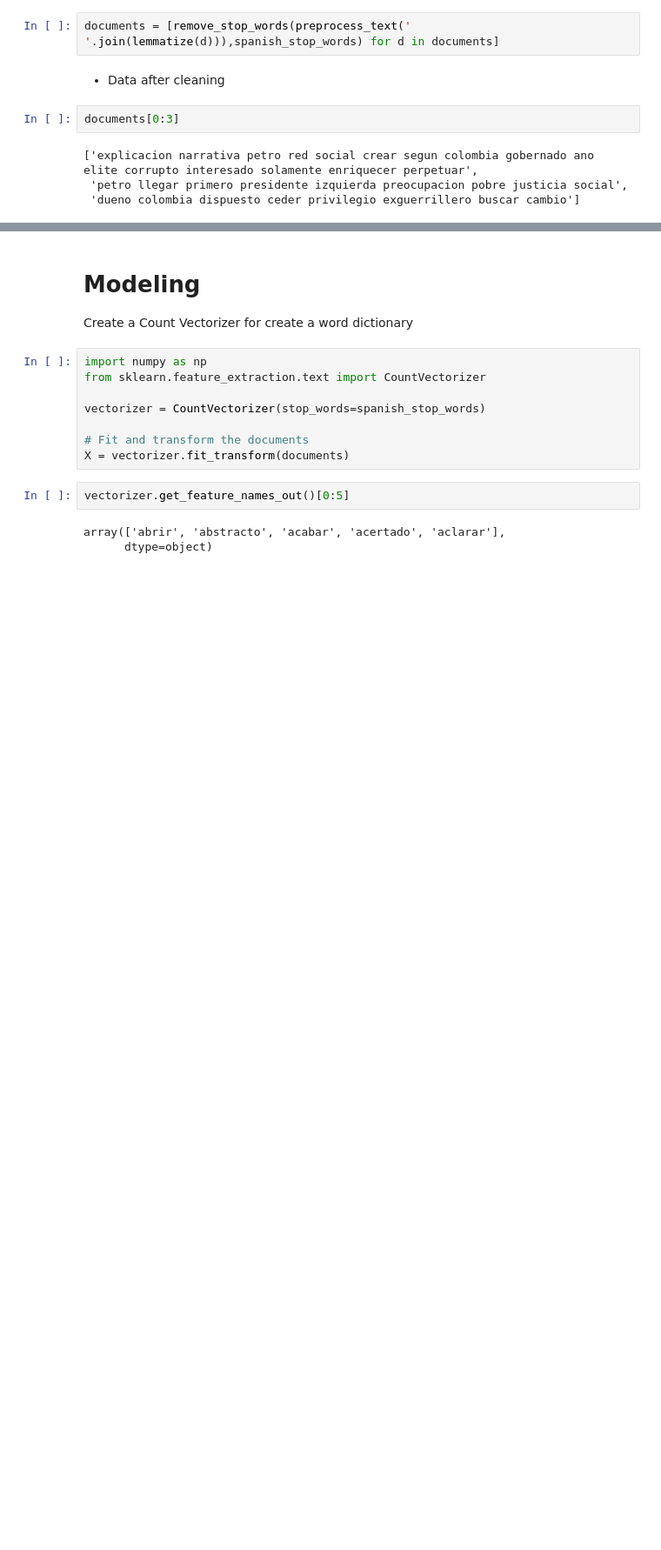
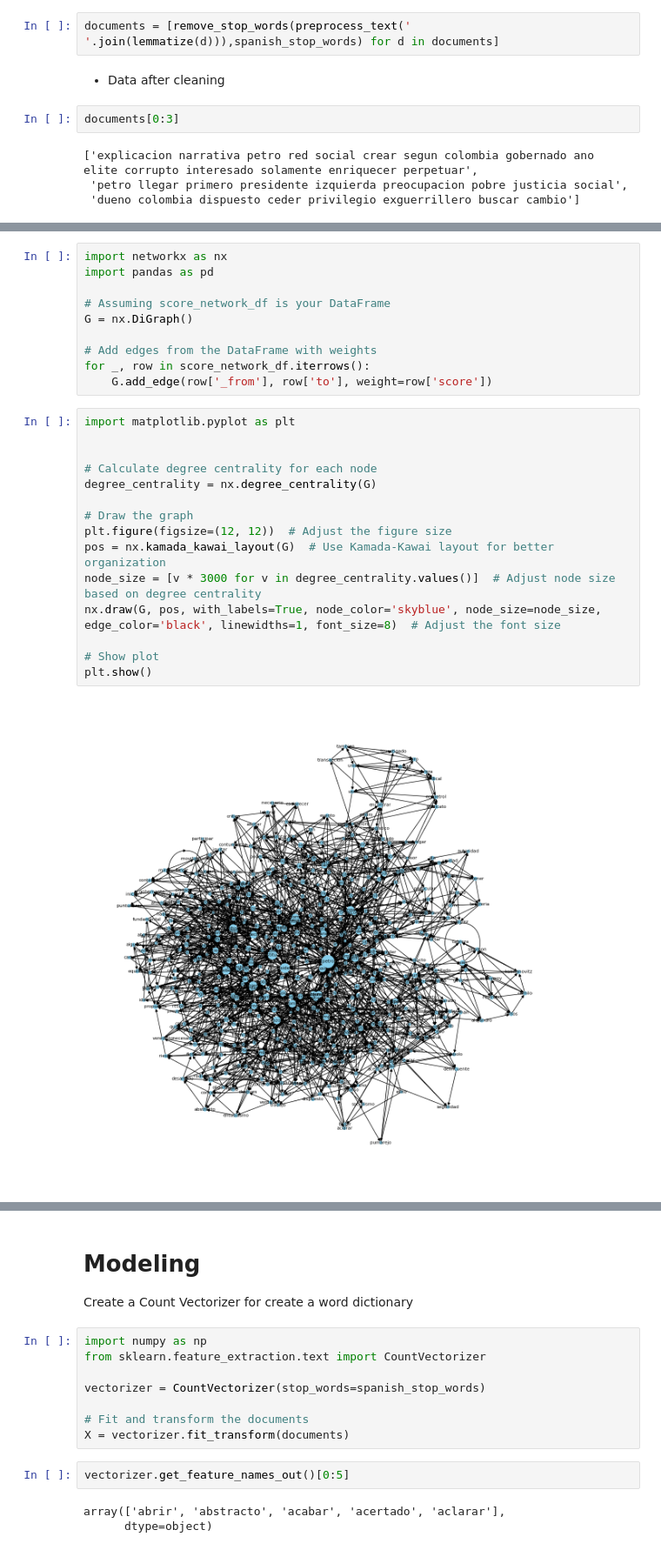
Before and after one commit to alejomaar/Network-Science-for-Data-Analytics, a Jupyter notebook: term_project/term_project.ipynb, the cells around one changed output, grey strips where cells are left out. Shown at 87% size. Cells and saved outputs as stored; diff of their text form; blank space fills up the shorter version.

```diff
--- a/term_project/term_project.ipynb
+++ b/term_project/term_project.ipynb
@@ -231,0 +279,27 @@ documents[0:3]
+# %%
+import networkx as nx
+import pandas as pd
+
+# Assuming score_network_df is your DataFrame
+G = nx.DiGraph()
+
+# Add edges from the DataFrame with weights
+for _, row in score_network_df.iterrows():
+    G.add_edge(row['_from'], row['to'], weight=row['score'])
+# %%
+import matplotlib.pyplot as plt
+
+
+# Calculate degree centrality for each node
+degree_centrality = nx.degree_centrality(G)
+
+# Draw the graph
+plt.figure(figsize=(12, 12))  # Adjust the figure size
+pos = nx.kamada_kawai_layout(G)  # Use Kamada-Kawai layout for better organization
+node_size = [v * 3000 for v in degree_centrality.values()]  # Adjust node size based on degree centrality
+nx.draw(G, pos, with_labels=True, node_color='skyblue', node_size=node_size, edge_color='black', linewidths=1, font_size=8)  # Adjust the font size
+
+# Show plot
+plt.show()
+# %% [output]
+[figure, added]
```
Also changed, not shown: parts of 15 cells of this notebook.
